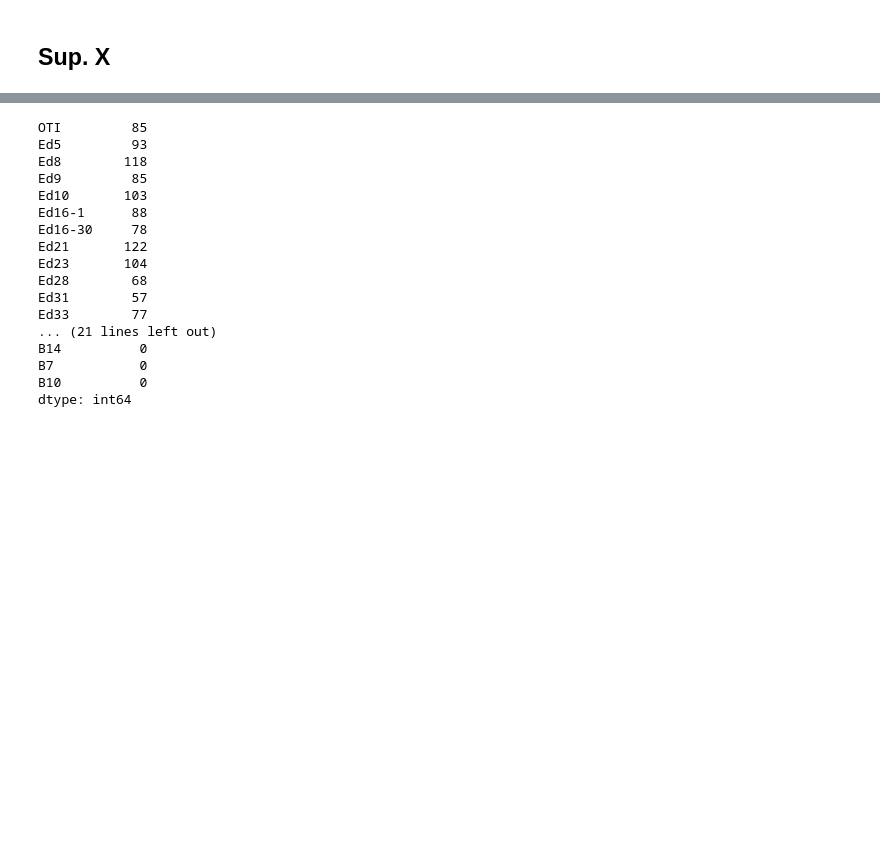
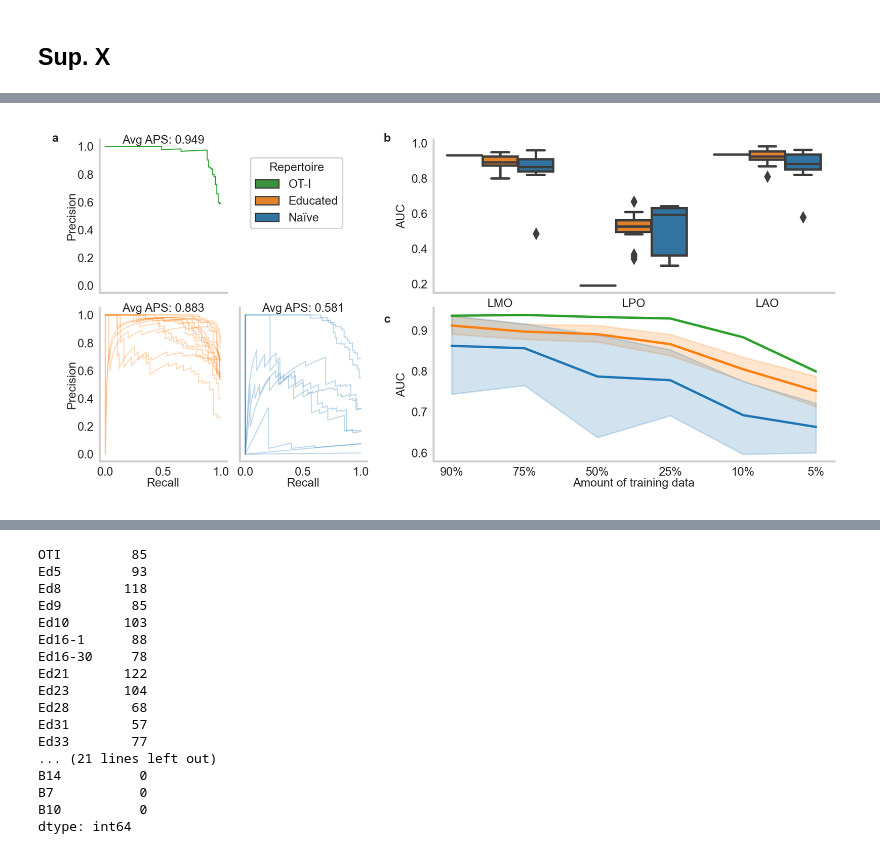
Before and after one commit to SchubertLab/TcrPrediction_MutatedAPLs, a Jupyter notebook: manuscript/figure_2.ipynb, the cells around one changed output, grey strips where cells are left out. Cells and saved outputs as stored; diff of their text form; code cells hidden in the pictures; blank space fills up the shorter version.

```diff
--- a/manuscript/figure_2.ipynb
+++ b/manuscript/figure_2.ipynb
@@ -280,3 +413,23 @@ def plot_tcr_legend(label_ax, plotting_ax):
+# %%
+def plot_data_size(ax, metric='Spearman'):
+    data_size = lmdf.query(f'Metric=="{metric}"').groupby([
+        'Repertoire', 'Split', 'tcr'
+    ])['Value'].agg('mean').reset_index()
+
+    data_size = data_size[~data_size['Split'].isin(['LMO', 'LPO', 'LAO'])]
+    data_size = data_size.replace({'Split': {
+        f'L{p}O': f'{100 - p}%' for p in [10, 25, 50, 75, 90, 95]
+    }})
+
+    plot = sb.lineplot(data=data_size, x='Split', y='Value', hue='Repertoire', palette=palette_tcrs, ax=ax)
+
+    ax.set_xlabel('Amount of training data', labelpad=0)
+    ax.set_ylabel(metric, labelpad=2)
+
+    ax.legend().remove()
+    ax.grid(False)
+    sb.despine(ax=ax)
+    ax.tick_params(axis='both', length=0, pad=3)
 # %% [markdown]
 ## Fig. 2
 # %%
@@ -480 +612,66 @@ See the caveats in the documentation: https://pandas.pydata.org/pandas-docs/stab
+# %%
+# a a c c
+# a a d d
+
+fig = plt.figure(figsize=(TEXTWIDTH, TEXTWIDTH*0.45), dpi=DPI)
+
+gridspecs = {}
+axes = {}
+
+gridspecs['gs_123'] = mpl.gridspec.GridSpec(
+    figure=fig,
+    nrows=1,
+    ncols=2,
+    height_ratios=[1],
+    width_ratios=[2, 3],
+    wspace=0.2
+)
+
+gridspecs['gs_1'] = mpl.gridspec.GridSpecFromSubplotSpec(
+    subplot_spec=gridspecs['gs_123'][0],
+    nrows=2,
+    ncols=2,
+    height_ratios=[1, 1],
+    width_ratios=[1, 1],
+    wspace=0.1,
+    hspace=0.1
+)
+
+gridspecs['gs_23'] = mpl.gridspec.GridSpecFromSubplotSpec(
+    subplot_spec=gridspecs['gs_123'][1],
+    nrows=2,
+    ncols=1,
+    height_ratios=[1, 1],
+    width_ratios=[1],
+    hspace=0.1,
+)
+
+for i in range(4):
+    axes[f'ax_1_{i}'] = fig.add_subplot(gridspecs['gs_1'][i])
+axes['ax_2'] = fig.add_subplot(gridspecs['gs_23'][0])
+axes['ax_3'] = fig.add_subplot(gridspecs['gs_23'][1])
+
+
+plot_auc(ppdf[ppdf['Repertoire']=='OTI'], axes['ax_1_0'], ylabel='Precision',
+         metric_func=metrics.precision_recall_curve, metric_name='APS')
+plot_auc(ppdf[ppdf['Repertoire']=='Educated'], axes['ax_1_2'], ylabel='Precision',  xlabel='Recall',
+         metric_func=metrics.precision_recall_curve, metric_name='APS')
+plot_auc(ppdf[ppdf['Repertoire']=='Naive'], axes['ax_1_3'], xlabel='Recall',
+         metric_func=metrics.precision_recall_curve, metric_name='APS')
+
+
+plot_feature_tests(axes['ax_2'], metric='AUC', do_legend=False)
+plot_data_size(axes['ax_3'], metric='AUC')
+
+plot_tcr_legend([axes['ax_2']], axes['ax_1_1'], style='center_right')
+axes['ax_1_1'].axis('off')
+
+fig.text(0.075, 0.875, 'a', weight='bold')
+fig.text(0.425, 0.875, 'b', weight='bold')
+fig.text(0.425, 0.45, 'c', weight='bold')
+
+fig.tight_layout()
+fig.savefig('figures/manuscript_supp_withinMetrics.pdf', dpi=DPI, bbox_inches='tight')
+# %% [output]
+[figure, added]
 # %% [markdown]
```
Also changed, not shown: parts of 51 cells of this notebook, 3 other files.
